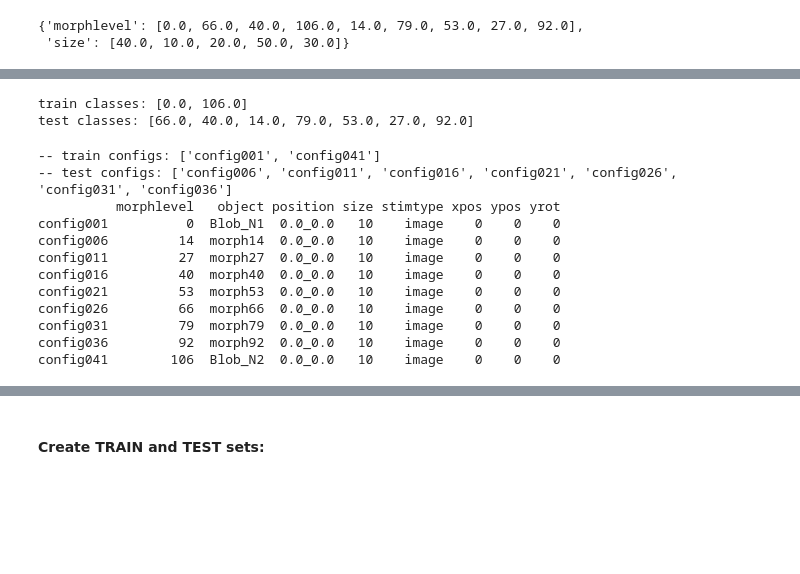
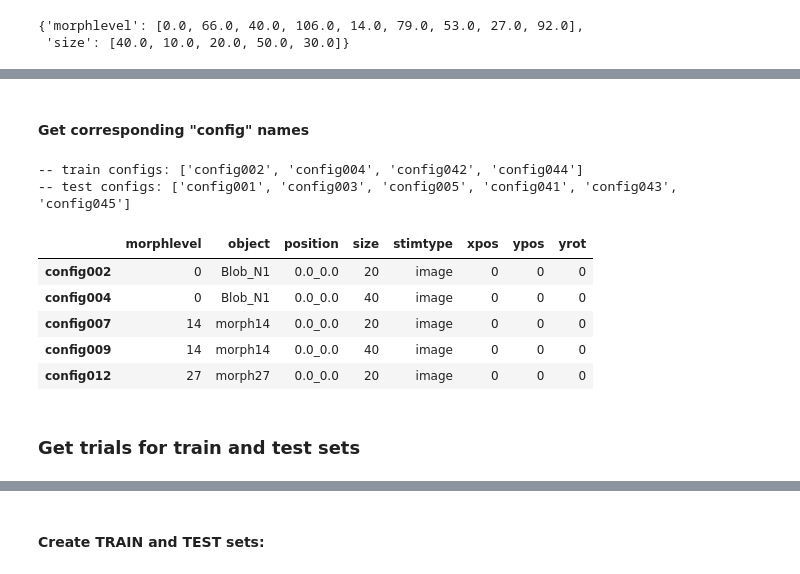
Before and after one commit to julianarhee/2p-pipeline, a Jupyter notebook: pipeline/python/classifications/train_test_linearSVM_morphs_size.ipynb, the cells around one changed output, grey strips where cells are left out. Drawn from its saved outputs; the diff is of its cells as text; code cells hidden in the pictures; blank space fills up the shorter version.

Commit message:
test subset of train examples

```diff
--- a/pipeline/python/classifications/train_test_linearSVM_morphs_size.ipynb
+++ b/pipeline/python/classifications/train_test_linearSVM_morphs_size.ipynb
@@ -915,22 +796,5 @@ print(train_transforms)
-# %%
-
-# -------------------------------------------------------------------------
-train_anchors = True
-all_classes = sorted(list(set(d.conditions[class_name]))) #[0, 106]
-
-if train_anchors:
-    train_classes = [all_classes[0], all_classes[-1]]
-    test_classes = [i for i in list(set(d.conditions[class_name])) if i not in train_classes]
-else:
-    train_classes = copy.copy(all_classes)
-    test_classes = copy.copy(train_classes) #[0, 106]
-
-print("train classes:", train_classes)
-print("test classes:", test_classes)
-# -------------------------------------------------------------------------
-# %% [output]
-train classes: [0.0, 106.0]
-test classes: [66.0, 40.0, 14.0, 79.0, 53.0, 27.0, 92.0]
+# %% [markdown]
+#### Get corresponding "config" names
 # %%
 
 if len(yrot) > 0: #'yrot' in d.conditions.columns.tolist():
@@ -947,7 +811,6 @@ if len(size) > 0:
     sdf = sdf[(sdf['size'].isin(size))]
 
 #
-train_transform_subset = False # True
 #
 if train_transform_subset:
     train_sdf = sdf[sdf[transform_spanned].isin(train_transforms)]
@@ -963,18 +826,19 @@ test_configs = test_sdf[test_sdf[class_name].isin(test_classes)].index.tolist()
 print("-- train configs:", train_configs)
 print("-- test configs:", test_configs)
 
-print(sdf)
+#print(sdf)
 # %% [output]
--- train configs: ['config001', 'config041']
--- test configs: ['config006', 'config011', 'config016', 'config021', 'config026', 'config031', 'config036']
-          morphlevel   object position size stimtype xpos ypos yrot
-config001          0  Blob_N1  0.0_0.0   10    image    0    0    0
-config006         14  morph14  0.0_0.0   10    image    0    0    0
-config011         27  morph27  0.0_0.0   10    image    0    0    0
-config016         40  morph40  0.0_0.0   10    image    0    0    0
-config021         53  morph53  0.0_0.0   10    image    0    0    0
-config026         66  morph66  0.0_0.0   10    image    0    0    0
-config031         79  morph79  0.0_0.0   10    image    0    0    0
-config036         92  morph92  0.0_0.0   10    image    0    0    0
-config041        106  Blob_N2  0.0_0.0   10    image    0    0    0
+-- train configs: ['config002', 'config004', 'config042', 'config044']
+-- test configs: ['config001', 'config003', 'config005', 'config041', 'config043', 'config045']
+# %%
+train_sdf.head()
+# %% [output]
+|  | morphlevel | object | position | size | stimtype | xpos | ypos | yrot |
+| config002 | 0 | Blob_N1 | 0.0_0.0 | 20 | image | 0 | 0 | 0 |
+| config004 | 0 | Blob_N1 | 0.0_0.0 | 40 | image | 0 | 0 | 0 |
+| config007 | 14 | morph14 | 0.0_0.0 | 20 | image | 0 | 0 | 0 |
+| config009 | 14 | morph14 | 0.0_0.0 | 40 | image | 0 | 0 | 0 |
+| config012 | 27 | morph27 | 0.0_0.0 | 20 | image | 0 | 0 | 0 |
+# %% [markdown]
+### Get trials for train and test sets
 # %%
```
Also changed, not shown: parts of 91 cells of this notebook.
